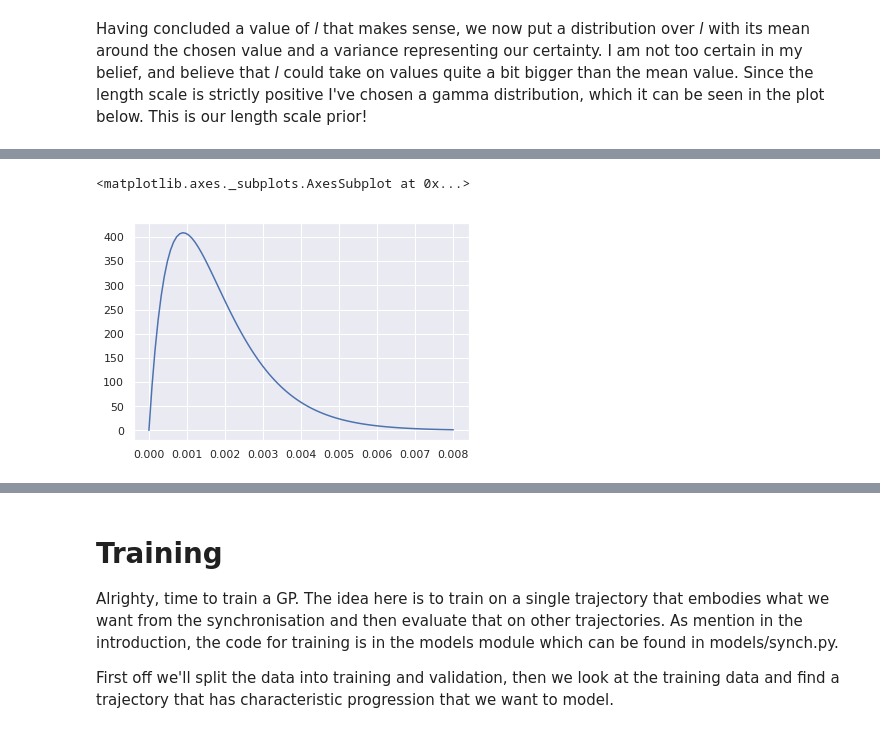
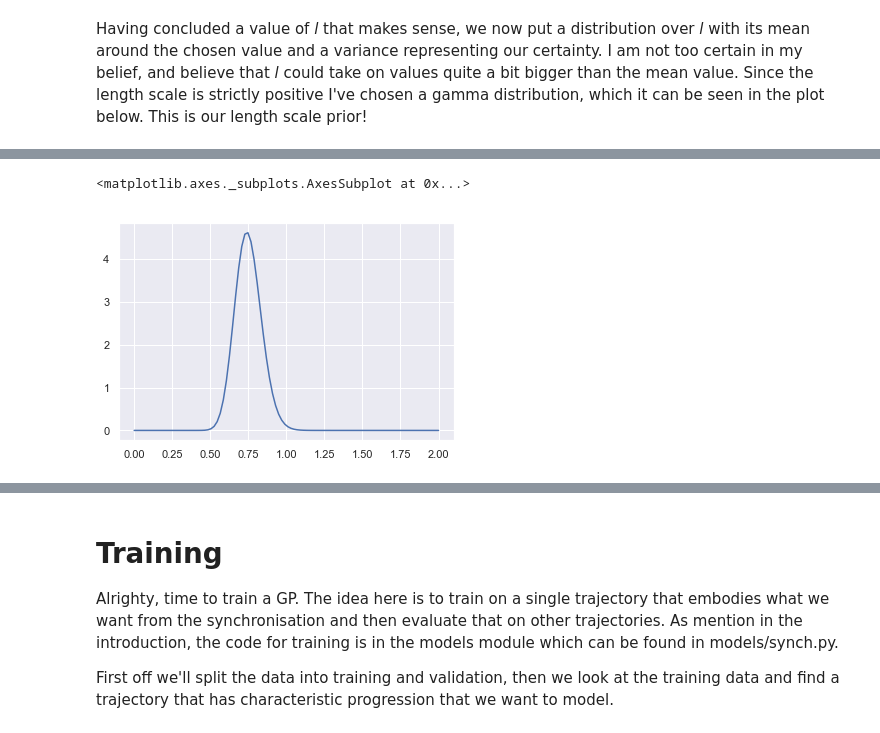
Before and after one commit to M20190649/TDDE19-bus-arrival-time, a Jupyter notebook: GP/Arrival Time Prediction 3 - Synchronisation.ipynb, the cells around one changed output, grey strips where cells are left out. Cells and saved outputs as stored; diff of their text form; code cells hidden in the pictures.

```diff
--- a/GP/Arrival Time Prediction 3 - Synchronisation.ipynb
+++ b/GP/Arrival Time Prediction 3 - Synchronisation.ipynb
@@ -104,9 +116,11 @@ Having concluded a value of *l* that makes sense, we now put a distribution over
 # %%
 xmin = 0
-xmax = 0.008
+xmax = 2
+sigmaf_alpha = 75
+sigmaf_theta = 0.01
 xx = np.linspace(xmin, xmax, 100)[:,None]
-y = stats.gamma.pdf(xx, a=2, scale=0.0009)
+y = stats.gamma.pdf(xx, a=sigmaf_alpha, scale=sigmaf_theta)
 sns.lineplot(x = xx[:,0], y = y[:,0])
 # %% [output]
 <matplotlib.axes._subplots.AxesSubplot at 0x...>
-[figure, old version]
+[figure, new version]
```
Also changed, not shown: parts of 29 cells of this notebook, 1 other file.
